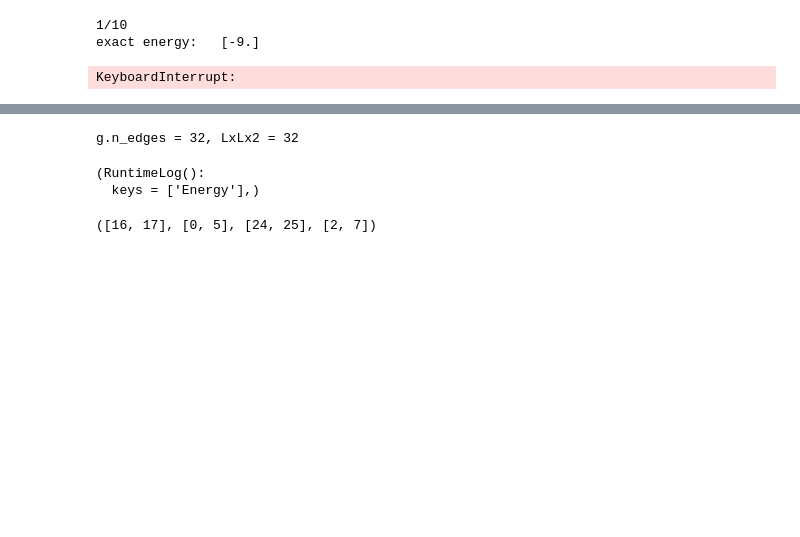
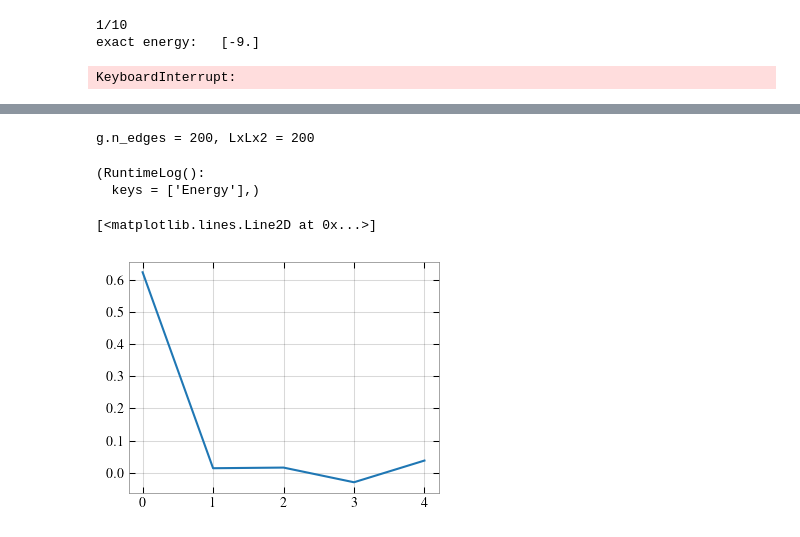
Before and after one commit to lzawbrito/nqs, a Jupyter notebook: code/z2.ipynb, the cells around one changed output, grey strips where cells are left out. Drawn from its saved outputs; the diff is of its cells as text; code cells hidden in the pictures; blank space fills up the shorter version.

```diff
--- a/code/z2.ipynb
+++ b/code/z2.ipynb
@@ -85,9 +86,9 @@ exact_energies = np.array(exact_energies)
 # %%
-L = 4
+L = 10
 # %%
 g = nk.graph.Square(L, pbc=True)
 print(f'g.n_edges = {g.n_edges}, LxLx2 = {L**2 * 2}')
 hi = nk.hilbert.Spin(s=1/2, N=g.n_edges)
 # %% [output]
-g.n_edges = 32, LxLx2 = 32
+g.n_edges = 200, LxLx2 = 200
 # %%
@@ -104,18 +105,3 @@ vmc.run(n_iter=250, out=log)
 # %% [output]
 (RuntimeLog():
   keys = ['Energy'],)
-# %%
-# from src.wilson import wilson_loop_indices
-def wilson_loop_indices(l, L):
-
-    upper_edge = [L**2 + i for i in range(l)]
-    left_edge = [i * (L + 1) for i in range(l)]
-    bottom_edge = [L**2 + i + l * L for i in range(l)]
-    right_edge = [i * (L + 1) + l for i in range(l)]
-    return upper_edge, left_edge, bottom_edge, right_edge
-
-wilson_loop_indices(2, L)
-# def wilson_loop(l, g):
-	# edges = ordered_edges(g)
-# %% [output]
-([16, 17], [0, 5], [24, 25], [2, 7])
@@ -121,0 +111,23 @@ wilson_loop_indices(2, L)
+# %%
+from src.wilson import wilson_loop_indices
+from tqdm import tqdm
+
+wloops_means = []
+wloops_vars  = []
+for l in tqdm(range(1, L- 3)):
+	indices = wilson_loop_indices(l, L)
+	wilson_loop = 1
+	for i in indices:
+		wilson_loop = wilson_loop * sigmaz(hi, i)
+
+	wl = deconf_vstate.expect(wilson_loop)
+	wloops_means.append(wl.mean.real)
+	wloops_means.append(wl.variance)
+# %%
+wloops_even = [wloops_means[2*i] for i in range(L//2)]
+fig, ax = plt.subplots(figsize=(4,3))
+ax.plot(wloops_even)
+# ax.set_yscale('log')
+# %% [output]
+[<matplotlib.lines.Line2D at 0x...>]
+[figure, added]
```
Also changed, not shown: parts of 4 cells of this notebook, 19 other files.
